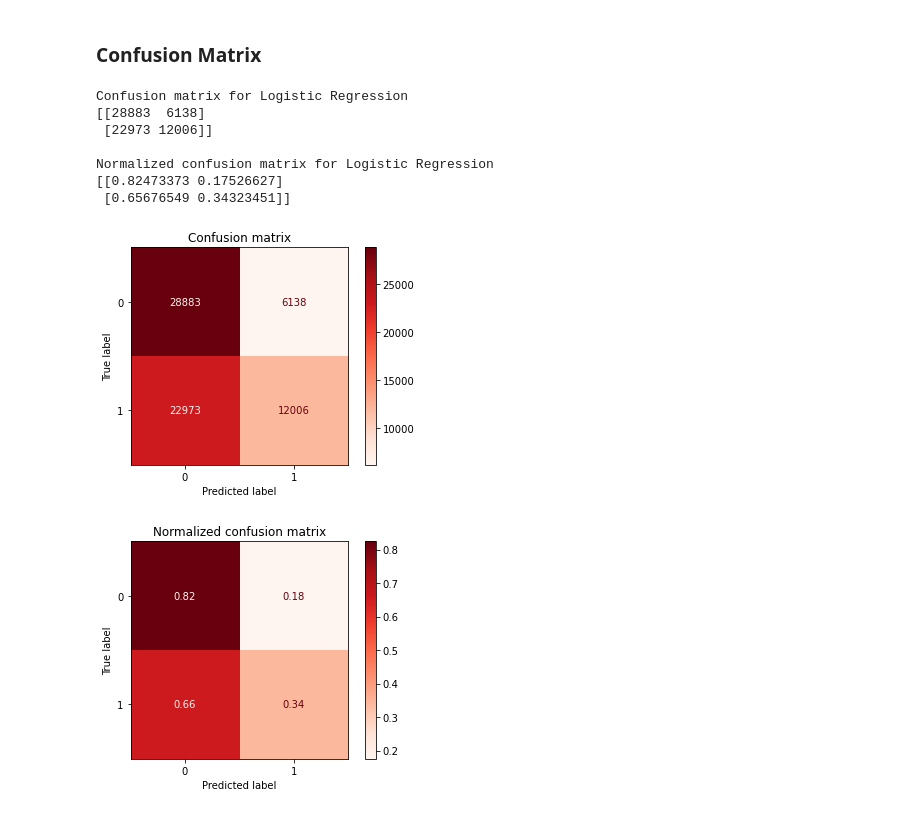
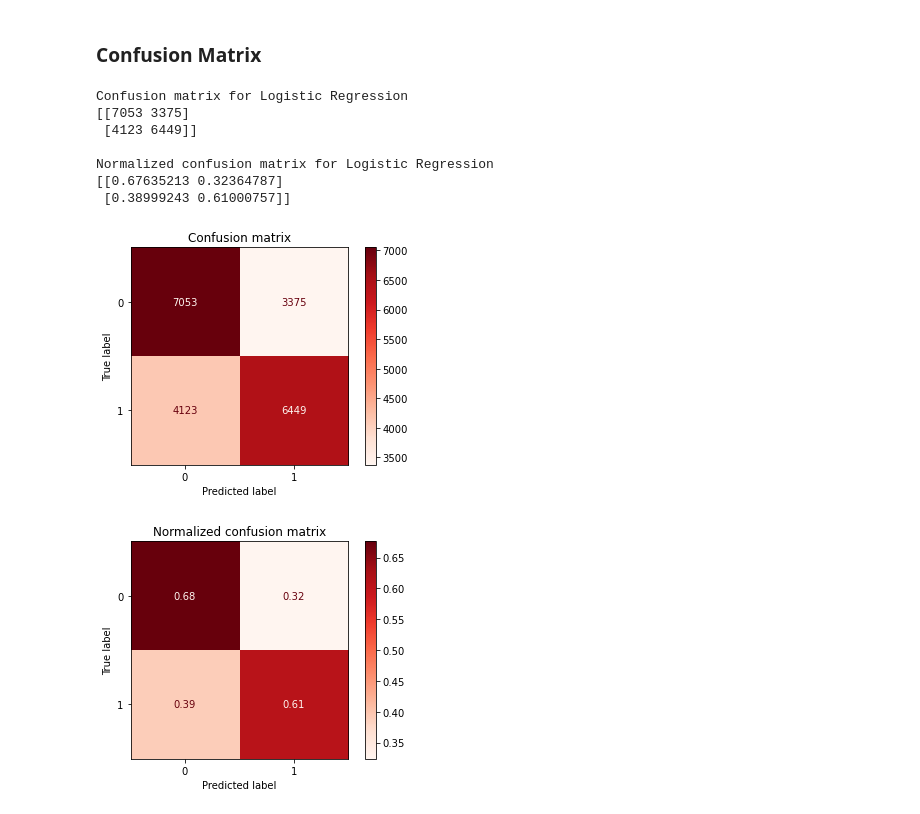
Before and after one commit to eltarr-kawther/-Cardiovascular-Risks, a Jupyter notebook: cardio_vasc.ipynb, the cells around one changed output. Saved outputs shown, nothing was run; the diff lists cells and outputs as text; code cells hidden in the pictures.

```diff
--- a/cardio_vasc.ipynb
+++ b/cardio_vasc.ipynb
@@ -101,8 +102,10 @@ Index(['age', 'gender', 'height', 'weight', 'ap_hi', 'ap_lo', 'cholesterol',
 # %%
 X = np.array(pd.DataFrame(df_cardio, columns=['age', 'weight', 'cholesterol']))
 y = np.array(df_cardio['cardio']).ravel()
+# %%
+X_train, X_test, y_train, y_test = train_test_split(X, y, test_size = 0.30)
 # %%
-model = LogisticRegression(random_state=0)
+model = LogisticRegression(solver='liblinear', random_state=0)
 # %%
-model.fit(X, y)
+model.fit(X_train, y_train)
 # %% [output]
@@ -147,24 +140,24 @@ weighted avg       0.61      0.58      0.56     70000
 # %%
 titles_options = [("Confusion matrix", None),
                   ("Normalized confusion matrix", 'true')]
 for title, normalize in titles_options:
-    disp = plot_confusion_matrix(model, X, y,
+    disp = plot_confusion_matrix(model, X_test, y_test,
                                  cmap=plt.cm.Reds,
                                  normalize=normalize)
     disp.ax_.set_title(title)
 
     print(title,'for Logistic Regression')
     print(disp.confusion_matrix)
     print()
 
 plt.show()
 # %% [output]
 Confusion matrix for Logistic Regression
-[[28883  6138]
- [22973 12006]]
+[[7053 3375]
+ [4123 6449]]
 
 Normalized confusion matrix for Logistic Regression
-[[0.82473373 0.17526627]
- [0.65676549 0.34323451]]
+[[0.67635213 0.32364787]
+ [0.38999243 0.61000757]]
-[figure, old version]
+[figure, new version]
-[figure, old version]
+[figure, new version]
```
Also changed, not shown: parts of 16 cells of this notebook, 1 other file.
